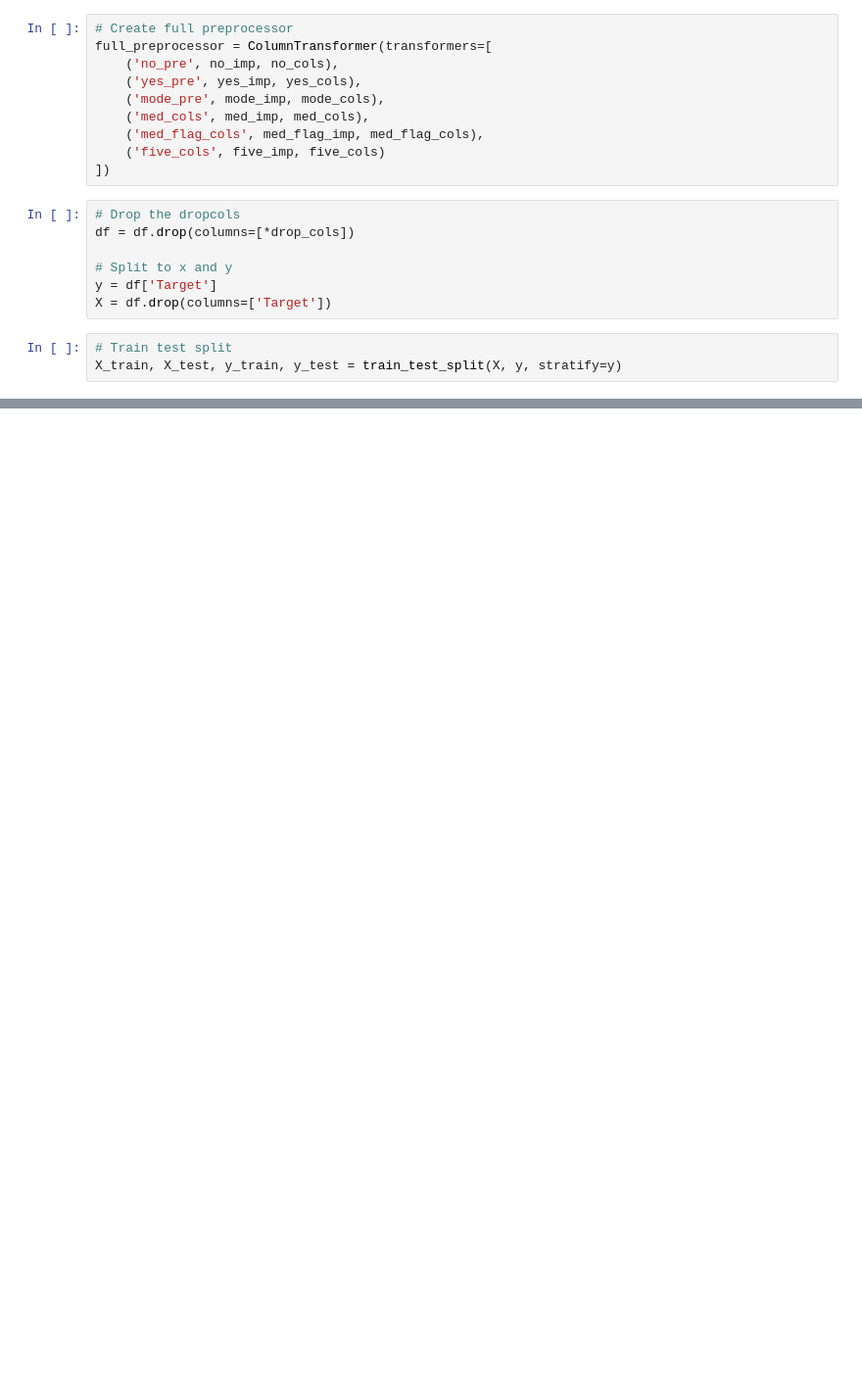
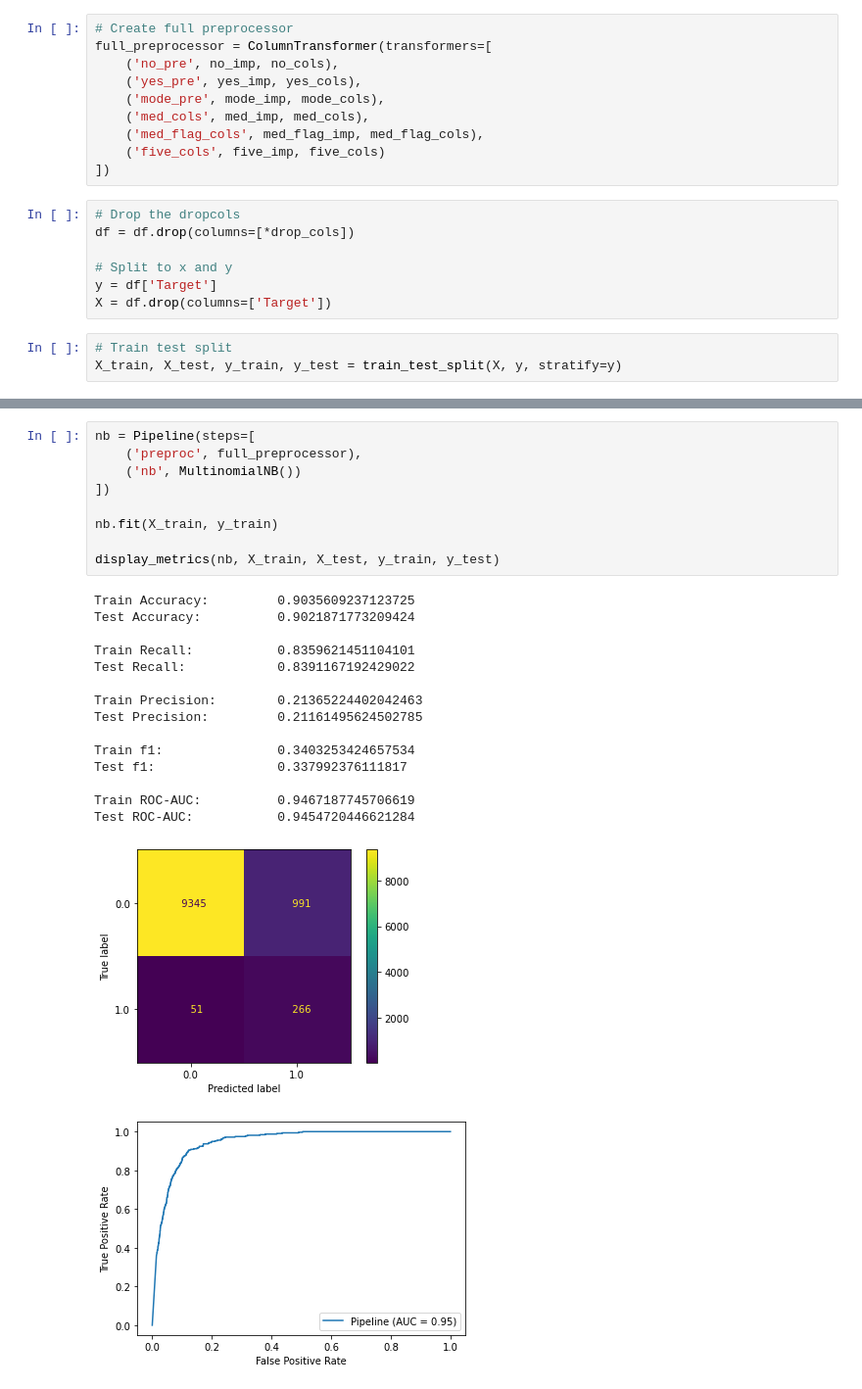
Before and after one commit to pjlannoo/ASD-Factors-ML, a Jupyter notebook: ASDClassification.ipynb, the cells around one changed output, grey strips where cells are left out. Shown at 98% size. Drawn from its saved outputs; the diff is of its cells as text; blank space fills up the shorter version.

```diff
--- a/ASDClassification.ipynb
+++ b/ASDClassification.ipynb
@@ -277,0 +343,26 @@ X_train_u, y_train_u = under_sampler.fit_resample(X_train, y_train)
+# %%
+nb = Pipeline(steps=[
+    ('preproc', full_preprocessor),
+    ('nb', MultinomialNB())
+])
+
+nb.fit(X_train, y_train)
+
+display_metrics(nb, X_train, X_test, y_train, y_test)
+# %% [output]
+Train Accuracy:         0.9035609237123725
+Test Accuracy:          0.9021871773209424
+
+Train Recall:           0.8359621451104101
+Test Recall:            0.8391167192429022
+
+Train Precision:        0.21365224402042463
+Test Precision:         0.21161495624502785
+
+Train f1:               0.3403253424657534
+Test f1:                0.337992376111817
+
+Train ROC-AUC:          0.9467187745706619
+Test ROC-AUC:           0.9454720446621284
+[figure, added]
+[figure, added]
```
Also changed, not shown: parts of 29 cells of this notebook.
